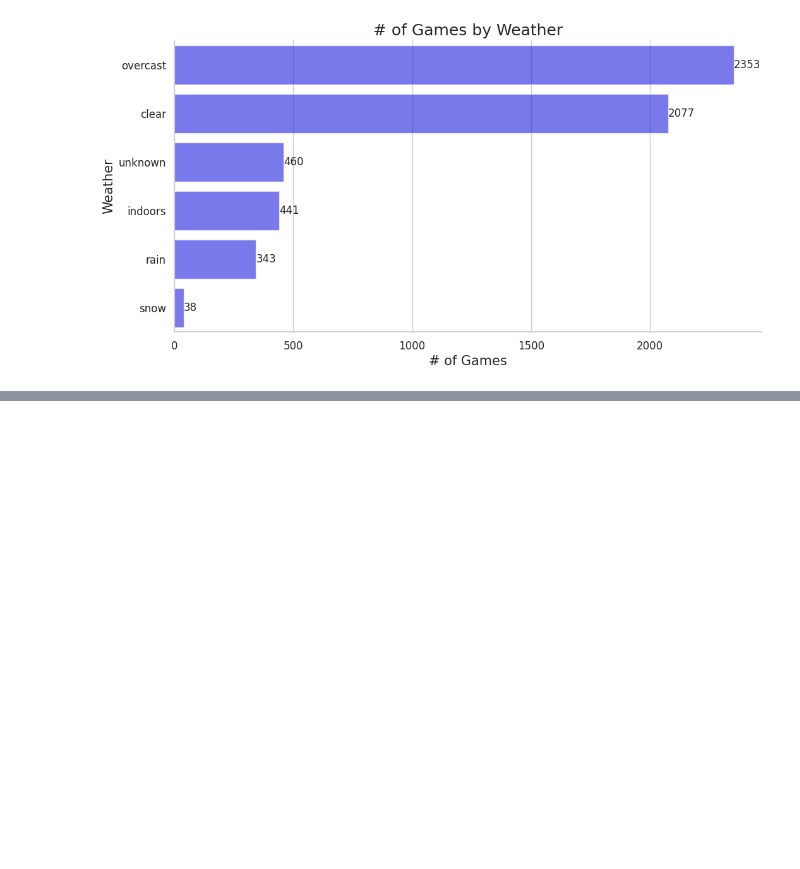
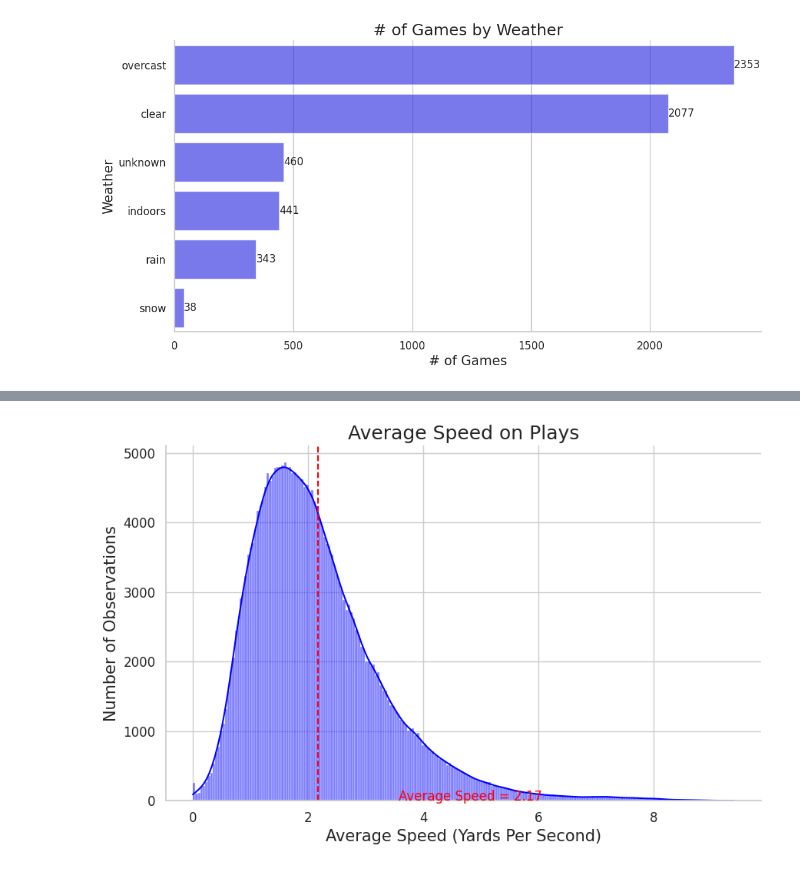
Before and after one commit to AditC1/NFLInjuryAnalysis, a Jupyter notebook: nfl-injury-analysis.ipynb, the cells around one changed output, grey strips where cells are left out. Saved outputs shown, nothing was run; the diff lists cells and outputs as text; code cells hidden in the pictures; blank space fills up the shorter version.

```diff
--- a/nfl-injury-analysis.ipynb
+++ b/nfl-injury-analysis.ipynb
@@ -338,0 +341,19 @@ plt.show()
+# %%
+trk['event'] = trk['event'].replace('', pd.NA)
+trk['event_clean'] = trk.groupby('PlayKey')['event'].ffill()
+# %%
+in_play = [
+    "tackle", "ball_snap", "pass_outcome_incomplete", "out_of_bounds", "first_contact",
+    "handoff", "pass_forward", "pass_outcome_caught", "touchdown", "qb_sack", "touchback",
+    "kickoff", "punt", "pass_outcome_touchdown", "pass_arrived", "extra_point", "field_goal",
+    "play_action", "kick_received", "fair_catch", "punt_downed", "run", "punt_received",
+    "qb_kneel", "pass_outcome_interception", "field_goal_missed", "fumble",
+    "fumble_defense_recovered", "qb_spike", "extra_point_missed", "fumble_offense_recovered",
+    "pass_tipped", "lateral", "qb_strip_sack", "safety", "kickoff_land", "snap_direct",
+    "kick_recovered", "field_goal_blocked", "punt_muffed", "pass_shovel",
+    "extra_point_blocked", "pass_lateral", "punt_blocked", "run_pass_option", "free_kick",
+    "punt_fake", "end_path", "drop_kick", "field_goal_fake", "extra_point_fake", "xp_fake"
+]
+
+# Create variable to indicate whether the event is in_play or dead_ball
+trk['play_stage'] = trk['event_clean'].apply(lambda x: 'in_play' if x in in_play else 'dead_ball')
@@ -338,0 +399,27 @@ plt.show()
+# %%
+import matplotlib.pyplot as plt
+
+# Assuming 'player_tracking_summary' DataFrame is already created and contains the necessary data
+
+# Plotting
+plt.figure(figsize=(10, 6))
+
+# Density plot
+sns.histplot(player_tracking_summary['avg_speed'], kde=True, alpha=0.5, color='blue')
+
+# Vertical line for mean
+plt.axvline(x=player_tracking_summary['avg_speed'].mean(), linestyle='--', color='red')
+
+# Annotation for mean
+plt.text(player_tracking_summary['avg_speed'].mean() + 1.4, 0.4,
+         f"Average Speed = {round(player_tracking_summary['avg_speed'].mean(), 2)}",
+         fontsize=12, color='red')
+
+# Labels and title
+plt.xlabel('Average Speed (Yards Per Second)')
+plt.ylabel('Number of Observations')
+plt.title('Average Speed on Plays')
+
+plt.show()
+# %% [output]
+[figure, added]
```
Also changed, not shown: parts of 3 cells of this notebook.
